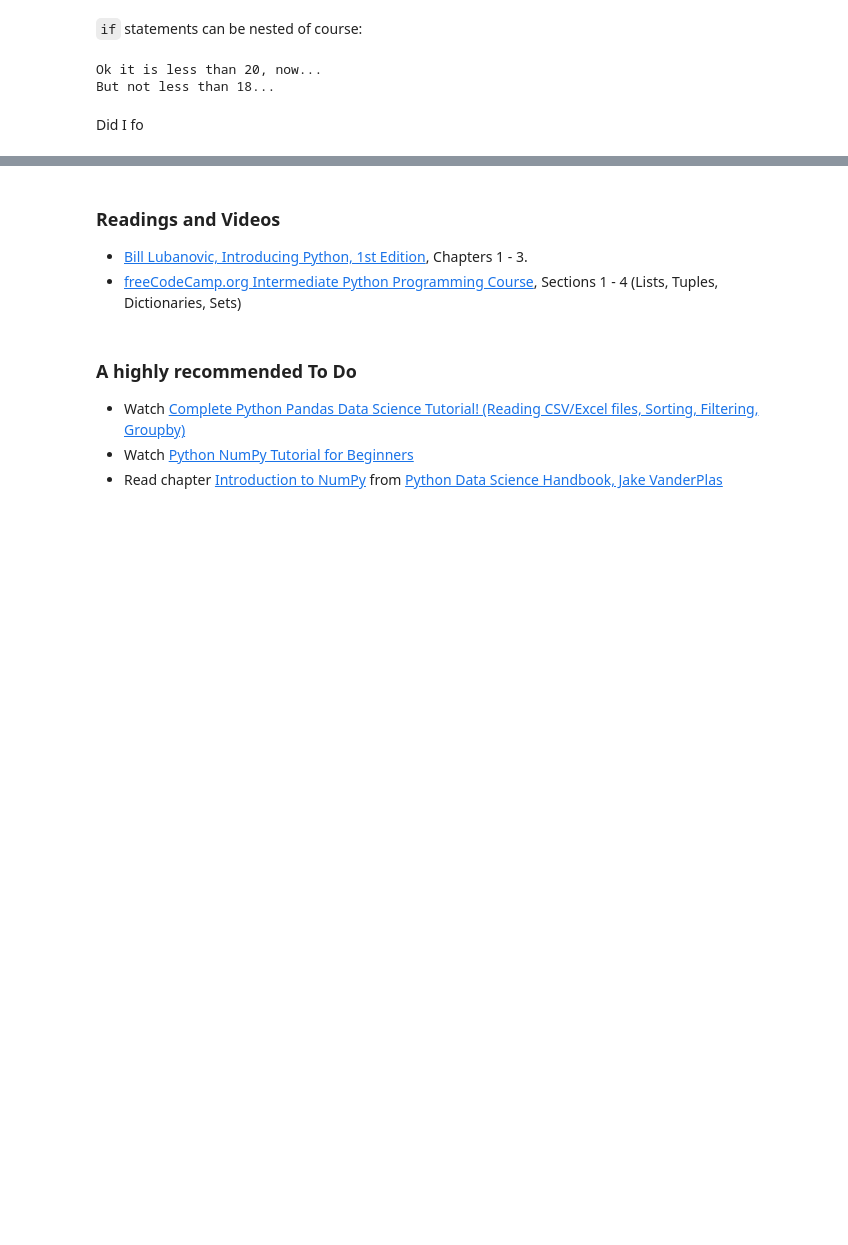
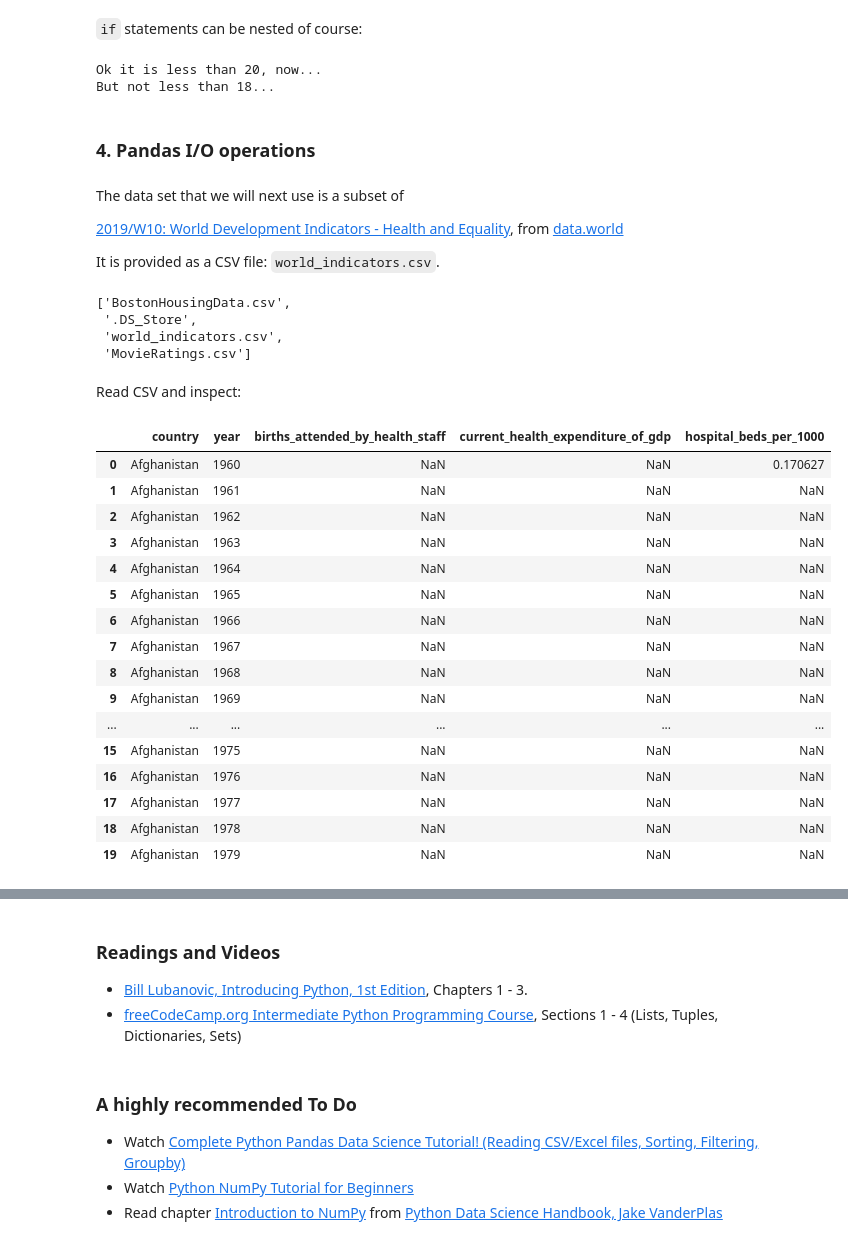
Before and after one commit to datakolektiv/dss03python2023, a Jupyter notebook: session03/dss03_py_session03.ipynb, the cells around one changed output, grey strips where cells are left out. Cells and saved outputs as stored; diff of their text form; code cells hidden in the pictures; blank space fills up the shorter version.

Commit message:
s03_data

```diff
--- a/session03/dss03_py_session03.ipynb
+++ b/session03/dss03_py_session03.ipynb
@@ -451,5 +684,42 @@ else:
 # %% [output]
 Ok it is less than 20, now...
 But not less than 18...
-# %% [markdown]
-Did I fo
+# %% [markdown]
+### 4. Pandas I/O operations
+# %% [markdown]
+The data set that we will next use is a subset of
+
+[2019/W10: World Development Indicators - Health and Equality](https://data.world/makeovermonday/2019w10), from [data.world](https://data.world/)
+
+It is provided as a CSV file: `world_indicators.csv`.
+# %%
+os.listdir(data_dir)
+# %% [output]
+['BostonHousingData.csv',
+ '.DS_Store',
+ 'world_indicators.csv',
+ 'MovieRatings.csv']
+# %% [markdown]
+Read CSV and inspect:
+# %%
+filename = os.path.join(data_dir, 'world_indicators.csv')
+data_set = pd.read_csv(filename)
+data_set.head(20)
+# %% [output]
+|  | country | year | births_attended_by_health_staff | current_health_expenditure_of_gdp | hospital_beds_per_1000 |
+| 0 | Afghanistan | 1960 | NaN | NaN | 0.170627 |
+| 1 | Afghanistan | 1961 | NaN | NaN | NaN |
+| 2 | Afghanistan | 1962 | NaN | NaN | NaN |
+| 3 | Afghanistan | 1963 | NaN | NaN | NaN |
+| 4 | Afghanistan | 1964 | NaN | NaN | NaN |
+| 5 | Afghanistan | 1965 | NaN | NaN | NaN |
+| 6 | Afghanistan | 1966 | NaN | NaN | NaN |
+| 7 | Afghanistan | 1967 | NaN | NaN | NaN |
+| 8 | Afghanistan | 1968 | NaN | NaN | NaN |
+| 9 | Afghanistan | 1969 | NaN | NaN | NaN |
+| ... | ... | ... | ... | ... | ... |
+| 15 | Afghanistan | 1975 | NaN | NaN | NaN |
+| 16 | Afghanistan | 1976 | NaN | NaN | NaN |
+| 17 | Afghanistan | 1977 | NaN | NaN | NaN |
+| 18 | Afghanistan | 1978 | NaN | NaN | NaN |
+| 19 | Afghanistan | 1979 | NaN | NaN | NaN |
```
Also changed, not shown: parts of 57 cells of this notebook, 2 other files.
